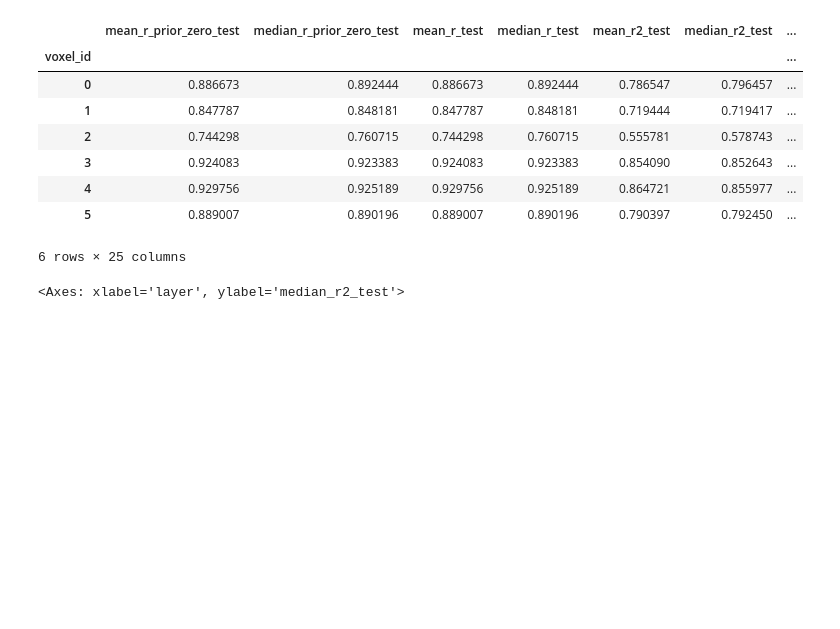
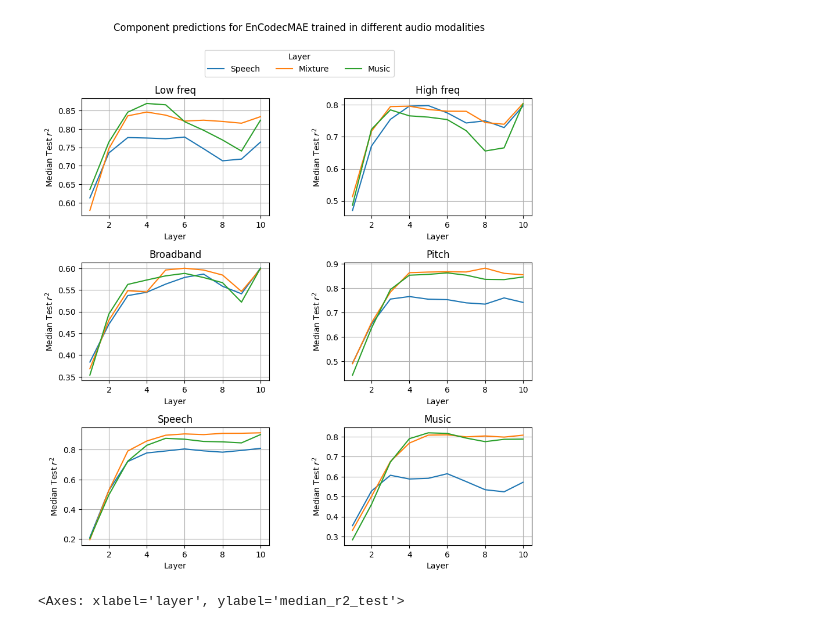
Before and after one commit to mrpep/tp-picml, a Jupyter notebook: src/component_analysis.ipynb, the cells around one changed output. Drawn from its saved outputs; the diff is of its cells as text; code cells hidden in the pictures; blank space fills up the shorter version.

```diff
--- a/src/component_analysis.ipynb
+++ b/src/component_analysis.ipynb
@@ -5,29 +6,64 @@ import seaborn as sns
 # %%
 all_results = []
 for f in Path('../auditory_brain_dnn/results').rglob('*df_output.pkl'):
-    model = f.parts[-3]
-    layer = int(f.parts[-2].split('_')[2].split('-')[-1])
-    df = pd.read_pickle(f)
-    df['layer'] = layer
-    df['model'] = model
-    all_results.append(df)
+    if ('base' in str(f)) and ('st' not in str(f)) and ('comp' in str(f)):
+        model = f.parts[-3]
+        layer = int(f.parts[-2].split('_')[2].split('-')[-1])
+        df = pd.read_pickle(f)
+        df['layer'] = layer
+        df['model'] = model
+        all_results.append(df)
+# %%
+df = pd.DataFrame(all_results)
+df = df.loc[df['model'].apply(lambda x: '-as' not in x)]
+df['model'] = df['model'].apply(lambda x: {'mel256-ec-base': 'Mixture', 'mel256-ec-base-ll': 'Speech', 'mel256-ec-base-fma': 'Music'}[x])
+rename_comp = {'lowfreq': 'Low freq', 'highfreq': 'High freq', 'envsounds': 'Broadband'}
+df['comp'] = df['comp'].apply(lambda x: rename_comp[x] if x in rename_comp else x)
+df['layer'] = df['layer']+1
+# %%
+fig, ax = plt.subplots(nrows=3, ncols=2, figsize=(10, 10))
+fig.suptitle('Component predictions for EnCodecMAE trained in different audio modalities',y=1.01)
+
+for i, comp in enumerate(df['comp'].unique()):
+    sns.lineplot(data=df.loc[(df['comp']==comp)],
+                 x='layer',
+                 y='median_r2_test',
+                 hue='model',
+                 ax=ax[i // 2, i % 2],
+                 legend=True)
+    ax[i // 2, i % 2].set_title(comp.capitalize())
+
+# Collect handles and labels for the legend from one of the plots
+handles, labels = ax[0, 0].get_legend_handles_labels()
+
+# Check if labels are present
+if labels:
+    # Add a single legend to the figure
+    fig.legend(handles, labels, loc='upper center', ncol=max(len(labels), 1), bbox_to_anchor=(0.5, 0.97), title='Layer')
+else:
+    print("No labels found for the legend")
+
+# Set the same y-axis limits for all axes
+ylim = (df['median_r2_test'].min()-0.1, df['median_r2_test'].max()+0.1)
+
+for axes in ax.flat:
+    axes.grid('on')
+    axes.get_legend().remove()
+    axes.set_xlabel('Layer')
+    axes.set_ylabel('Median Test $r^2$')
+
+# Adjust layout to make space for the legend and prevent overlapping
+plt.subplots_adjust(top=0.88, hspace=0.4, wspace=0.4)
+
+# Display the plot
+plt.show()
+# %% [output]
+[figure, added]
 # %%
 components = ['Low freq','High freq','Broadband','Pitch','Speech','Music']
 
 all_results = pd.concat(all_results)
 all_results['component_name'] = all_results['voxel_id'].apply(lambda x: components[x])
-# %%
-df
-# %% [output]
-|  | mean_r_prior_zero_test | median_r_prior_zero_test | mean_r_test | median_r_test | mean_r2_test | median_r2_test | ... |
-| voxel_id |  |  |  |  |  |  | ... |
-| 0 | 0.886673 | 0.892444 | 0.886673 | 0.892444 | 0.786547 | 0.796457 | ... |
-| 1 | 0.847787 | 0.848181 | 0.847787 | 0.848181 | 0.719444 | 0.719417 | ... |
-| 2 | 0.744298 | 0.760715 | 0.744298 | 0.760715 | 0.555781 | 0.578743 | ... |
-| 3 | 0.924083 | 0.923383 | 0.924083 | 0.923383 | 0.854090 | 0.852643 | ... |
-| 4 | 0.929756 | 0.925189 | 0.929756 | 0.925189 | 0.864721 | 0.855977 | ... |
-| 5 | 0.889007 | 0.890196 | 0.889007 | 0.890196 | 0.790397 | 0.792450 | ... |
-6 rows × 25 columns
 # %%
 sns.lineplot(all_results.loc[all_results['model']=='mel256-ec-base'], x='layer', y='median_r2_test', hue='component_name')
 # %% [output]
```
Also changed, not shown: parts of 1 cell of this notebook.
